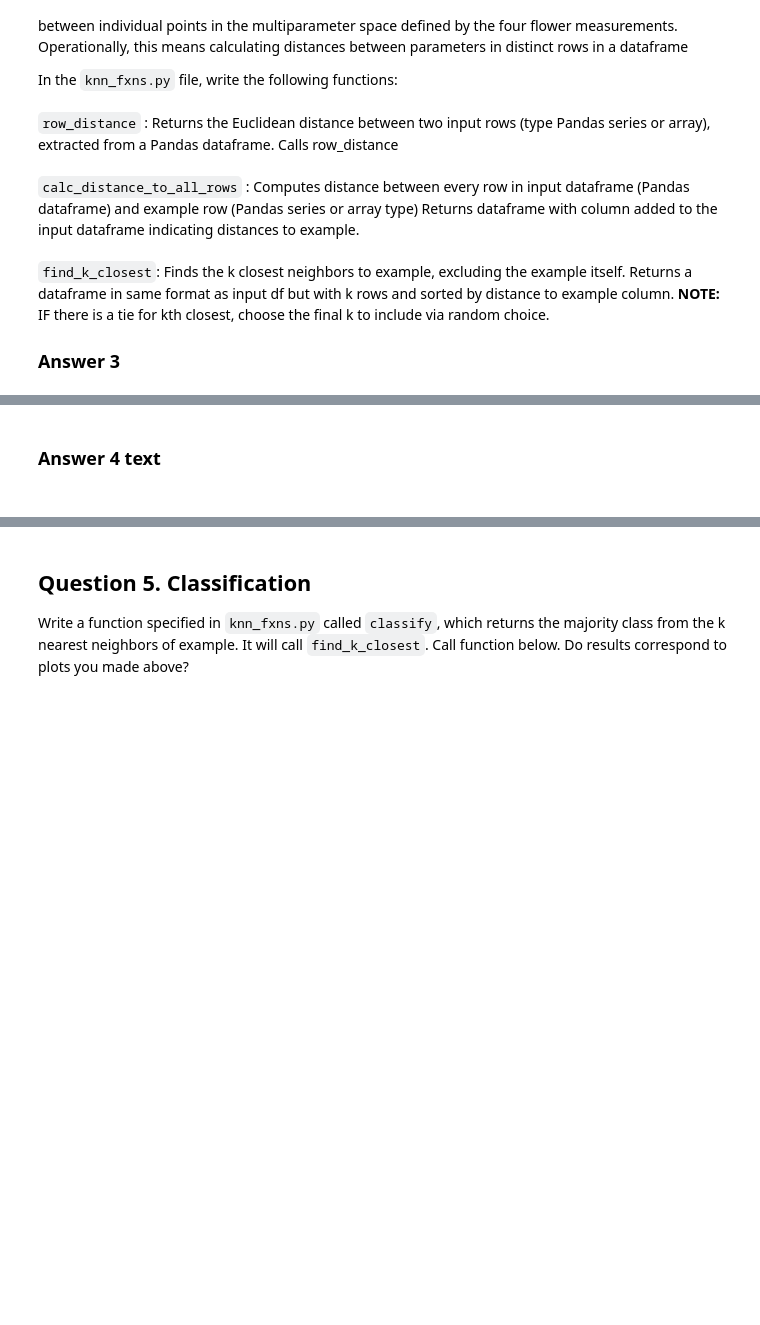
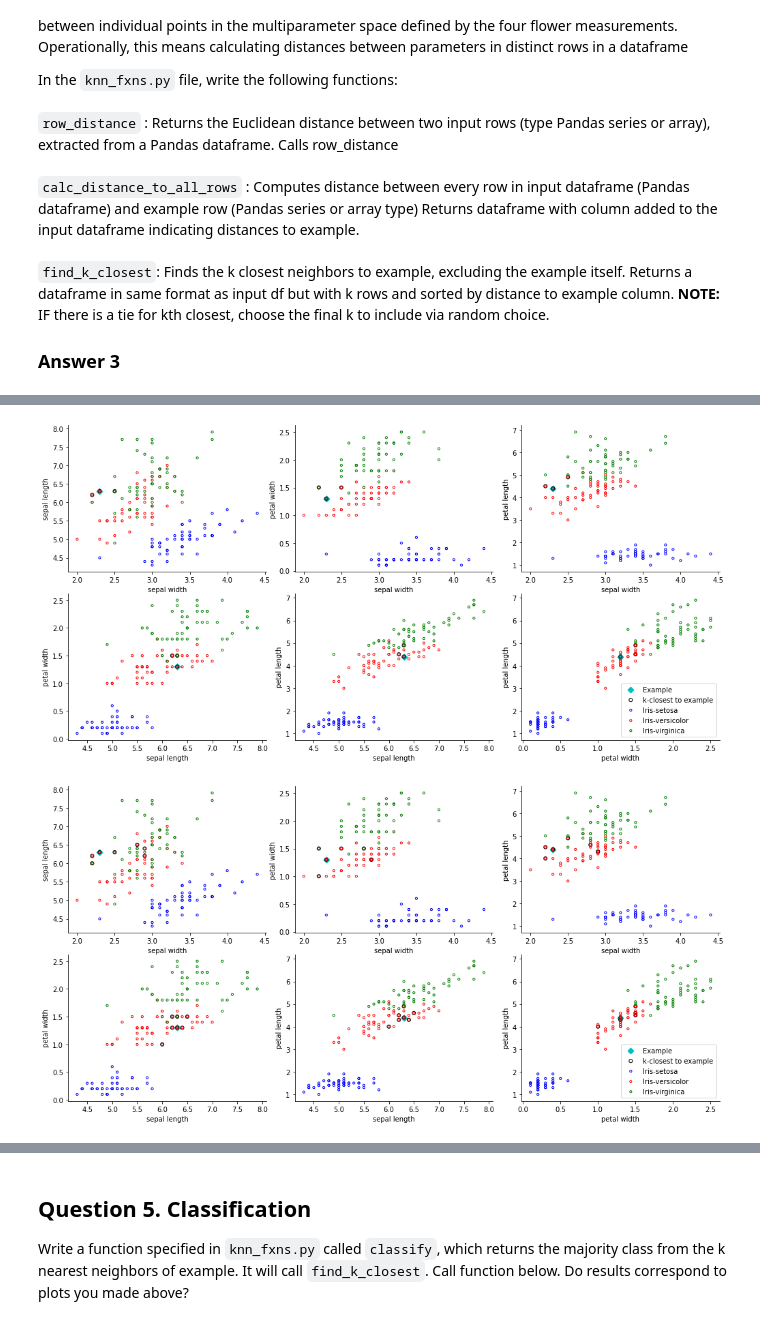
Before and after one commit to sophiebaur/bds311_hw09, a Jupyter notebook: hw09_baur.ipynb, the cells around one changed output, grey strips where cells are left out. Drawn from its saved outputs; the diff is of its cells as text; code cells hidden in the pictures; blank space fills up the shorter version.

```diff
--- a/hw09_baur.ipynb
+++ b/hw09_baur.ipynb
@@ -200,9 +201,8 @@ In the `knn_fxns.py` file,  write the following functions:<br><br>
 # %%
 #Answer 3 here
-import knn_fxns as knn
-...
-example_row=...
-...
+example_drop=example_df.drop(['class'],axis=1)
+example_row=example_drop.iloc[0,:]
 knn.row_distance(example_row,example_row)
 dist_df=knn.calc_distance_to_all_rows(df,example_row)
 closest_df=knn.find_k_closest(df,example_row,5)
+closest_df
@@ -216,6 +282,7 @@ Note that there are apparently only 4 points plotted in example above though plo
 # %%
 #Answer 4 Code
-make_scatter(df,example=example_df,k=3)
-make_scatter(df,example=example_df,k=7)
+make_scatter(df,example_df,3)
+make_scatter(df,example_df,7)
+# %% [output]
+[figure, added]
+[figure, added]
-# %% [markdown]
-### Answer 4 text<br><br>
```
Also changed, not shown: parts of 11 cells of this notebook.
